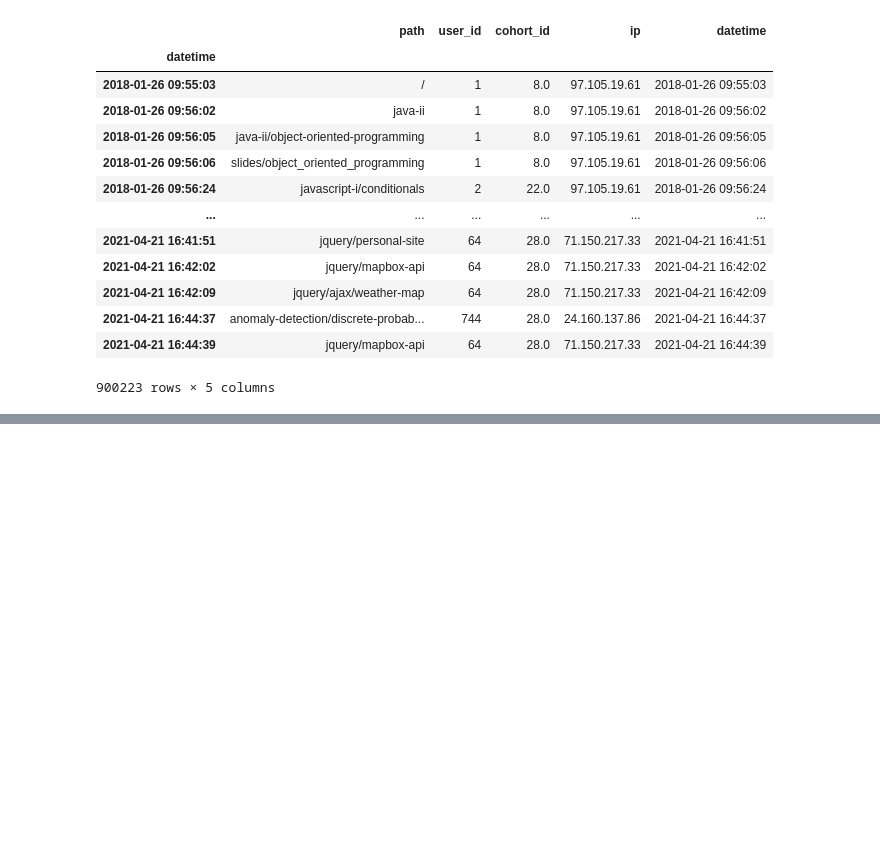
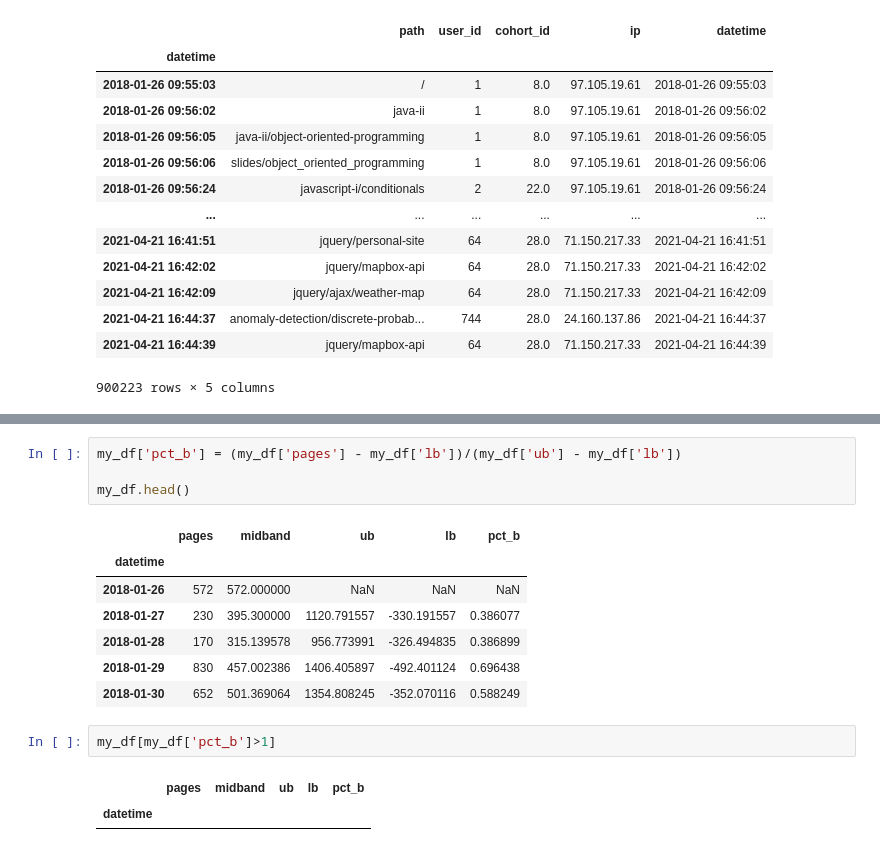
Before and after one commit to dashbringhurst/anomaly-detection-exercises, a Jupyter notebook: time_series_anomaly_detection.ipynb, the cells around one changed output, grey strips where cells are left out. Cells and saved outputs as stored; diff of their text form; blank space fills up the shorter version.

```diff
--- a/time_series_anomaly_detection.ipynb
+++ b/time_series_anomaly_detection.ipynb
@@ -148,0 +363,17 @@ df
+# %%
+my_df['pct_b'] = (my_df['pages'] - my_df['lb'])/(my_df['ub'] - my_df['lb'])
+
+my_df.head()
+# %% [output]
+|  | pages | midband | ub | lb | pct_b |
+| datetime |  |  |  |  |  |
+| 2018-01-26 | 572 | 572.000000 | NaN | NaN | NaN |
+| 2018-01-27 | 230 | 395.300000 | 1120.791557 | -330.191557 | 0.386077 |
+| 2018-01-28 | 170 | 315.139578 | 956.773991 | -326.494835 | 0.386899 |
+| 2018-01-29 | 830 | 457.002386 | 1406.405897 | -492.401124 | 0.696438 |
+| 2018-01-30 | 652 | 501.369064 | 1354.808245 | -352.070116 | 0.588249 |
+# %%
+my_df[my_df['pct_b']>1]
+# %% [output]
+|  | pages | midband | ub | lb | pct_b |
+| datetime |  |  |  |  |  |
```
Also changed, not shown: parts of 24 cells of this notebook.
